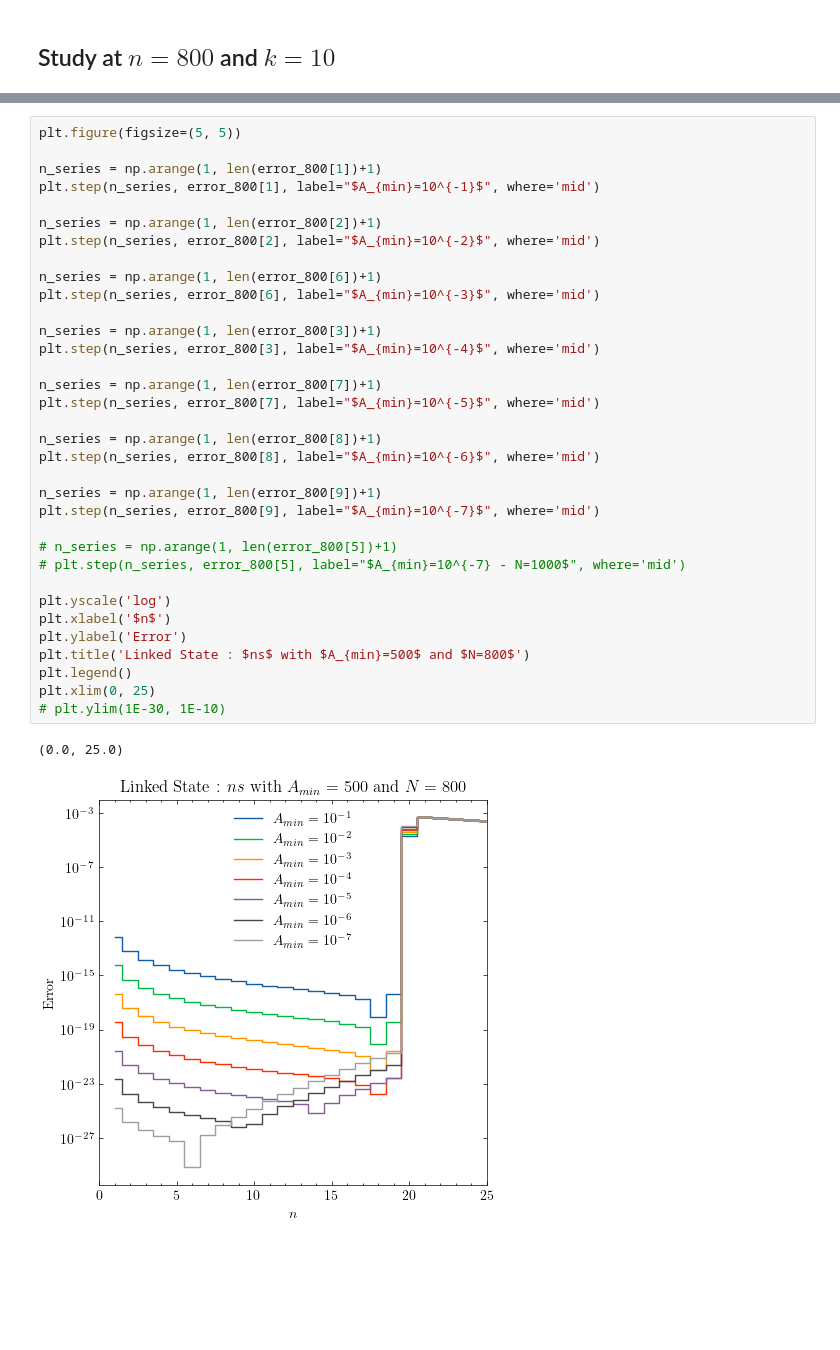
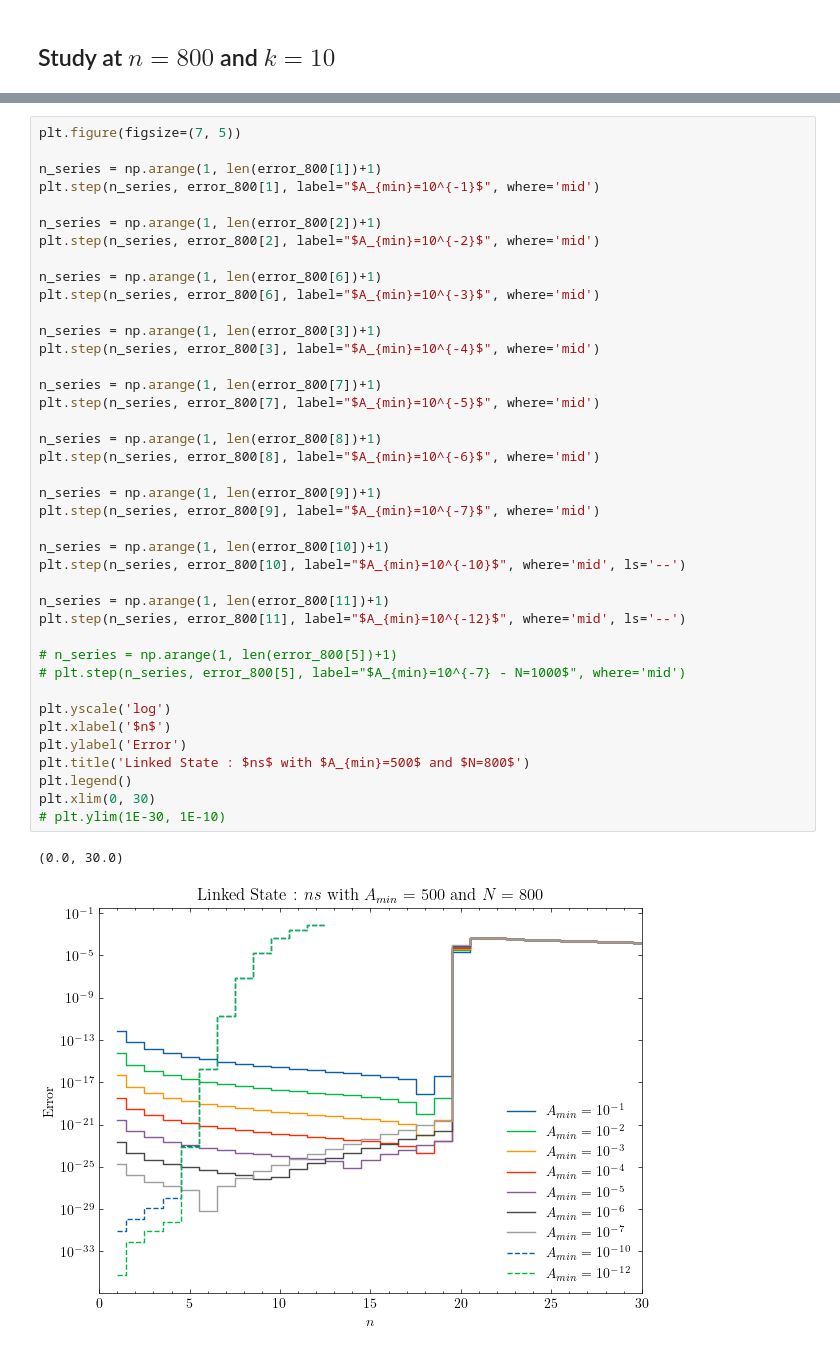
Before and after one commit to ma2this510/Dirac_Equation, a Jupyter notebook: notebook.ipynb, the cells around one changed output, grey strips where cells are left out. Drawn from its saved outputs; the diff is of its cells as text; blank space fills up the shorter version.

Commit message:
Updated Plots

```diff
--- a/notebook.ipynb
+++ b/notebook.ipynb
@@ -413,37 +354,43 @@ error_ 800_10_-7.txt
 # %%
-plt.figure(figsize=(5, 5))
+plt.figure(figsize=(7, 5))
 
 n_series = np.arange(1, len(error_800[1])+1)
 plt.step(n_series, error_800[1], label="$A_{min}=10^{-1}$", where='mid')
 
 n_series = np.arange(1, len(error_800[2])+1)
 plt.step(n_series, error_800[2], label="$A_{min}=10^{-2}$", where='mid')
 
 n_series = np.arange(1, len(error_800[6])+1)
 plt.step(n_series, error_800[6], label="$A_{min}=10^{-3}$", where='mid')
 
 n_series = np.arange(1, len(error_800[3])+1)
 plt.step(n_series, error_800[3], label="$A_{min}=10^{-4}$", where='mid')
 
 n_series = np.arange(1, len(error_800[7])+1)
 plt.step(n_series, error_800[7], label="$A_{min}=10^{-5}$", where='mid')
 
 n_series = np.arange(1, len(error_800[8])+1)
 plt.step(n_series, error_800[8], label="$A_{min}=10^{-6}$", where='mid')
 
 n_series = np.arange(1, len(error_800[9])+1)
 plt.step(n_series, error_800[9], label="$A_{min}=10^{-7}$", where='mid')
 
+n_series = np.arange(1, len(error_800[10])+1)
+plt.step(n_series, error_800[10], label="$A_{min}=10^{-10}$", where='mid', ls='--')
+
+n_series = np.arange(1, len(error_800[11])+1)
+plt.step(n_series, error_800[11], label="$A_{min}=10^{-12}$", where='mid', ls='--')
+
 # n_series = np.arange(1, len(error_800[5])+1)
 # plt.step(n_series, error_800[5], label="$A_{min}=10^{-7} - N=1000$", where='mid')
 
 plt.yscale('log')
 plt.xlabel('$n$')
 plt.ylabel('Error')
 plt.title('Linked State : $ns$ with $A_{min}=500$ and $N=800$')
 plt.legend()
-plt.xlim(0, 25)
+plt.xlim(0, 30)
 # plt.ylim(1E-30, 1E-10)
 # %% [output]
-(0.0, 25.0)
+(0.0, 30.0)
-[figure, old version]
+[figure, new version]
```
Also changed, not shown: parts of 6 cells of this notebook, 3 other files.
